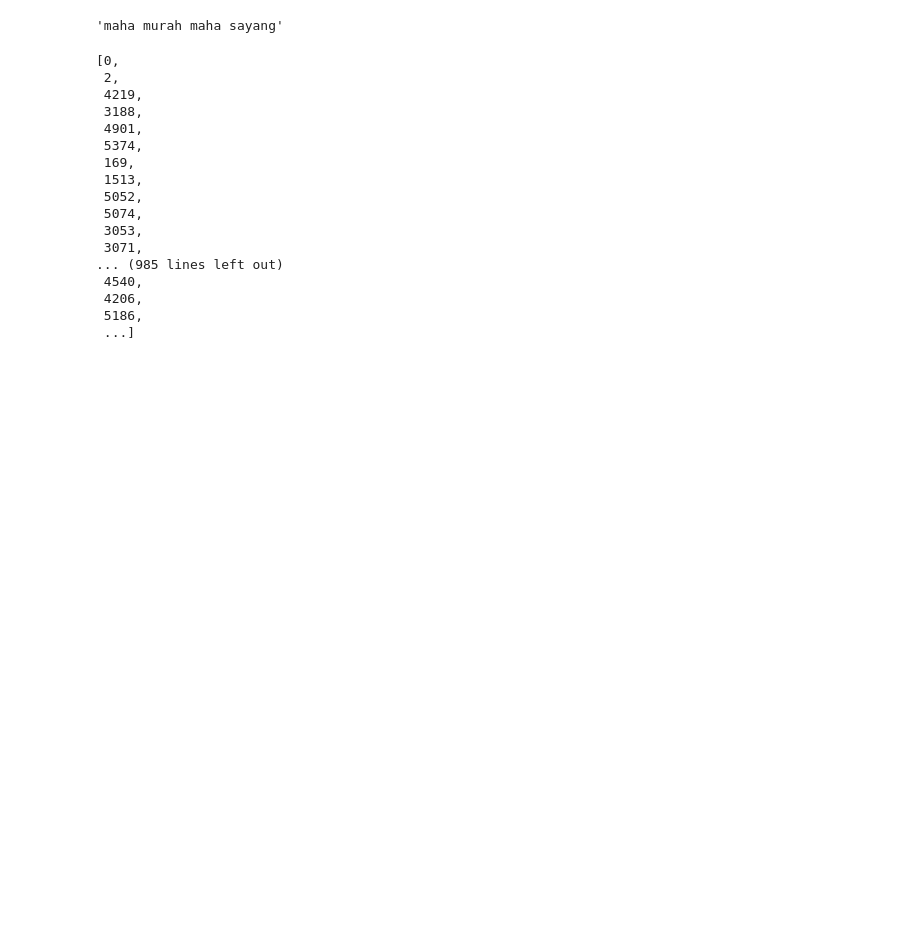
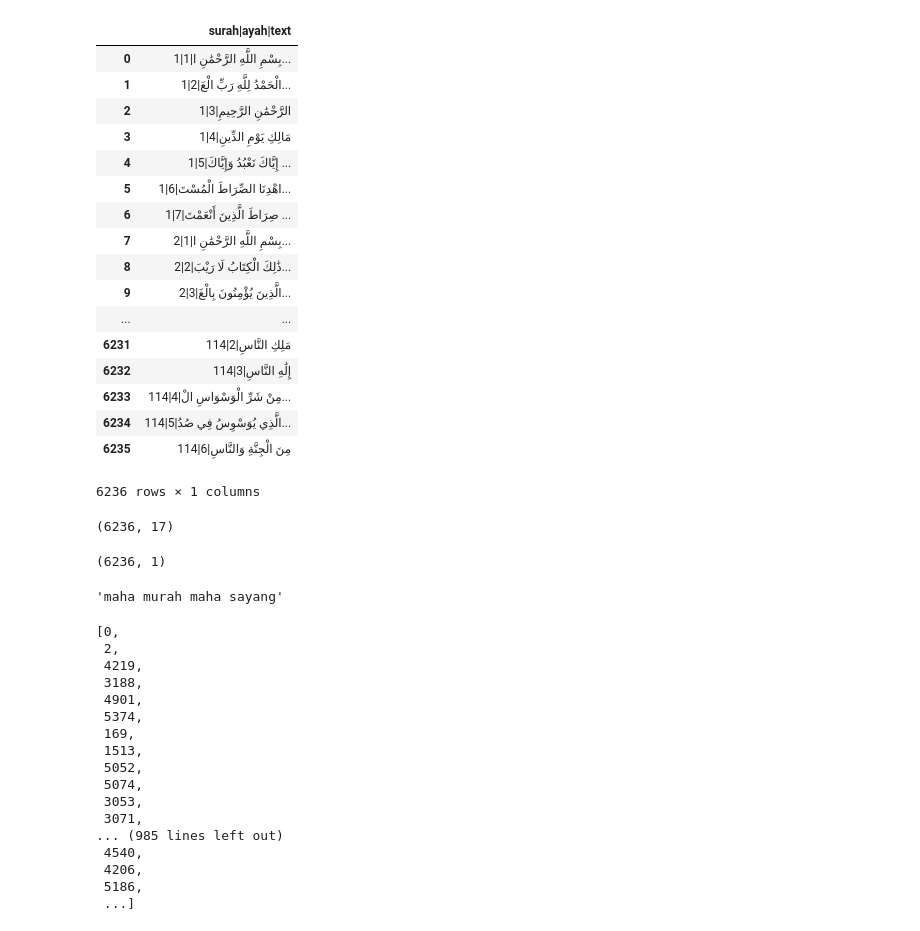
Before and after one commit to faizghifari/indonesian-quran-verse-extractor, a Jupyter notebook: ir_quran.ipynb, the cells around one changed output. Cells and saved outputs as stored; diff of their text form; code cells hidden in the pictures; blank space fills up the shorter version.

```diff
--- a/ir_quran.ipynb
+++ b/ir_quran.ipynb
@@ -12,3 +29,32 @@ raw_id_quran['surah|ayah|text'][14]
+# %%
+raw_ar_quran
+# %% [output]
+|  | surah|ayah|text |
+| 0 | 1|1|بِسْمِ اللَّهِ الرَّحْمَٰنِ ا... |
+| 1 | 1|2|الْحَمْدُ لِلَّهِ رَبِّ الْعَ... |
+| 2 | 1|3|الرَّحْمَٰنِ الرَّحِيمِ |
+| 3 | 1|4|مَالِكِ يَوْمِ الدِّينِ |
+| 4 | 1|5|إِيَّاكَ نَعْبُدُ وَإِيَّاكَ ... |
+| 5 | 1|6|اهْدِنَا الصِّرَاطَ الْمُسْتَ... |
+| 6 | 1|7|صِرَاطَ الَّذِينَ أَنْعَمْتَ ... |
+| 7 | 2|1|بِسْمِ اللَّهِ الرَّحْمَٰنِ ا... |
+| 8 | 2|2|ذَٰلِكَ الْكِتَابُ لَا رَيْبَ... |
+| 9 | 2|3|الَّذِينَ يُؤْمِنُونَ بِالْغَ... |
+| ... | ... |
+| 6231 | 114|2|مَلِكِ النَّاسِ |
+| 6232 | 114|3|إِلَٰهِ النَّاسِ |
+| 6233 | 114|4|مِنْ شَرِّ الْوَسْوَاسِ الْ... |
+| 6234 | 114|5|الَّذِي يُوَسْوِسُ فِي صُدُ... |
+| 6235 | 114|6|مِنَ الْجِنَّةِ وَالنَّاسِ |
+6236 rows × 1 columns
+# %%
+raw_id_quran.shape
+# %% [output]
+(6236, 17)
+# %%
+raw_ar_quran.shape
+# %% [output]
+(6236, 1)
 # %%
 id_surah = []
 id_ayah = []
```
Also changed, not shown: parts of 2 cells of this notebook, 5 other files.
